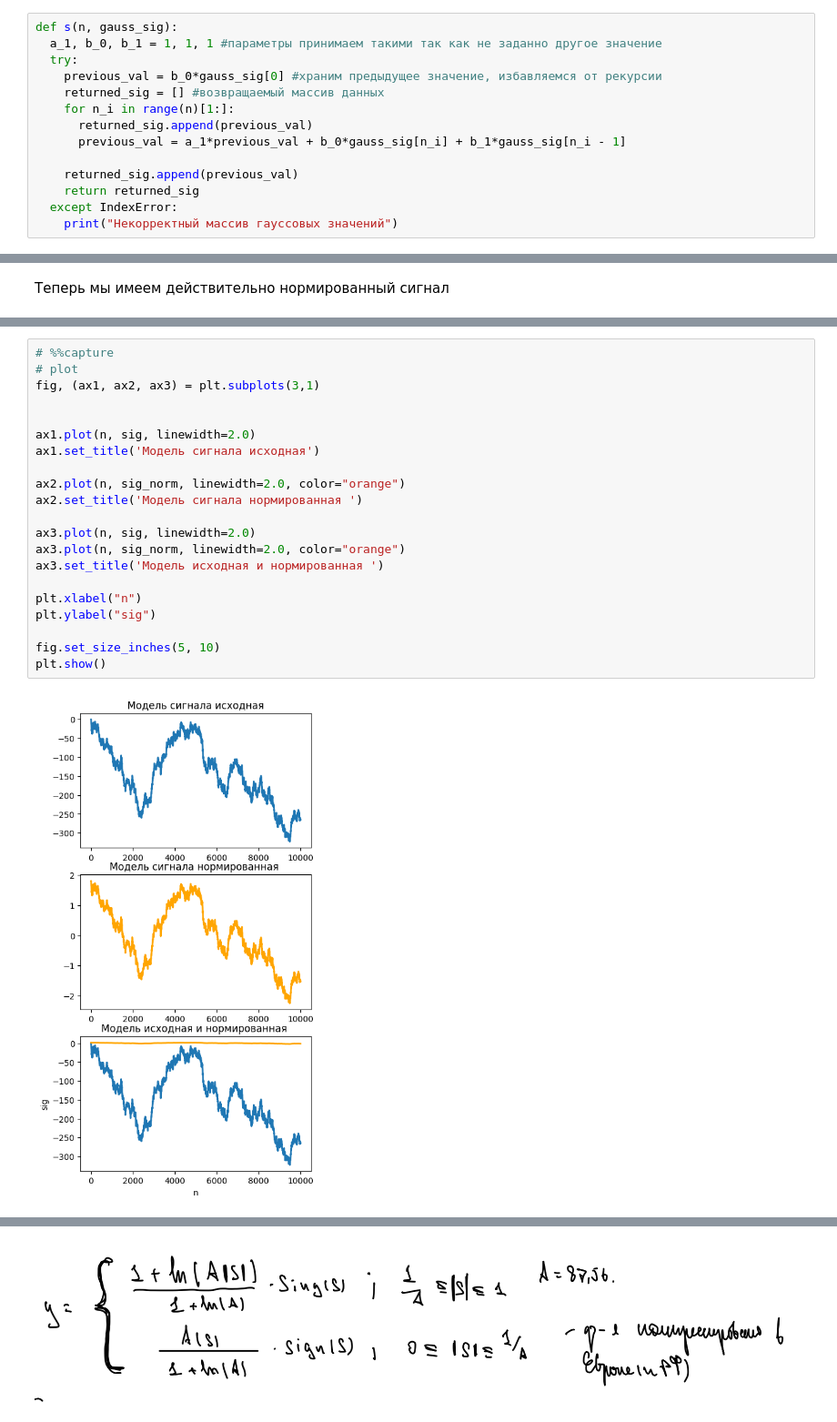
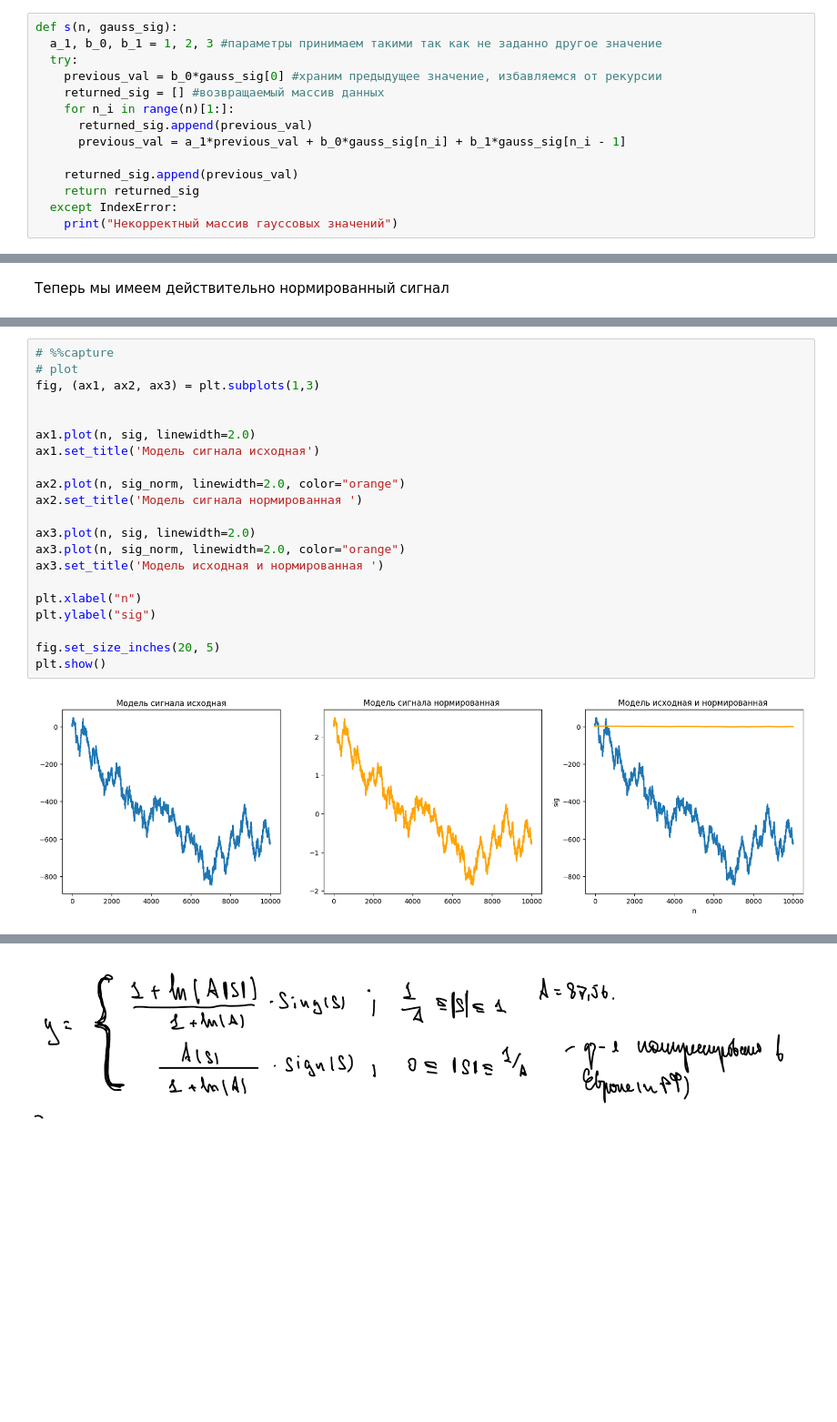
Before and after one commit to AlfaIV/RFinfSystem, a Jupyter notebook: ДЗ1_РСПИ.ipynb, the cells around one changed output, grey strips where cells are left out. Shown at 91% size. Drawn from its saved outputs; the diff is of its cells as text; blank space fills up the shorter version.

```diff
--- a/ДЗ1_РСПИ.ipynb
+++ b/ДЗ1_РСПИ.ipynb
@@ -54,7 +55,7 @@ plt.show()
 Теперь на основе полученных выборок сигнала сформируем сигнал требуемого вида
 # %%
 def s(n, gauss_sig):
-  a_1, b_0, b_1 = 1, 1, 1 #параметры принимаем такими так как не заданно другое значение
+  a_1, b_0, b_1 = 1, 2, 3 #параметры принимаем такими так как не заданно другое значение
   try:
     previous_val = b_0*gauss_sig[0] #храним предыдущее значение, избавляемся от рекурсии
     returned_sig = [] #возвращаемый массив данных
@@ -148,26 +149,26 @@ print("Медиана:", np.median(sig))
 # %%
 # %%capture
 # plot
-fig, (ax1, ax2, ax3) = plt.subplots(3,1)
+fig, (ax1, ax2, ax3) = plt.subplots(1,3)
 
 
 ax1.plot(n, sig, linewidth=2.0)
 ax1.set_title('Модель сигнала исходная')
 
 ax2.plot(n, sig_norm, linewidth=2.0, color="orange")
 ax2.set_title('Модель сигнала нормированная ')
 
 ax3.plot(n, sig, linewidth=2.0)
 ax3.plot(n, sig_norm, linewidth=2.0, color="orange")
 ax3.set_title('Модель исходная и нормированная ')
 
 plt.xlabel("n")
 plt.ylabel("sig")
 
-fig.set_size_inches(5, 10)
+fig.set_size_inches(20, 5)
 plt.show()
 # %% [output]
-[figure, old version]
+[figure, new version]
 # %%
 fig, (ax1, ax2) = plt.subplots(1,2)
 
```
Also changed, not shown: parts of 33 cells of this notebook.
